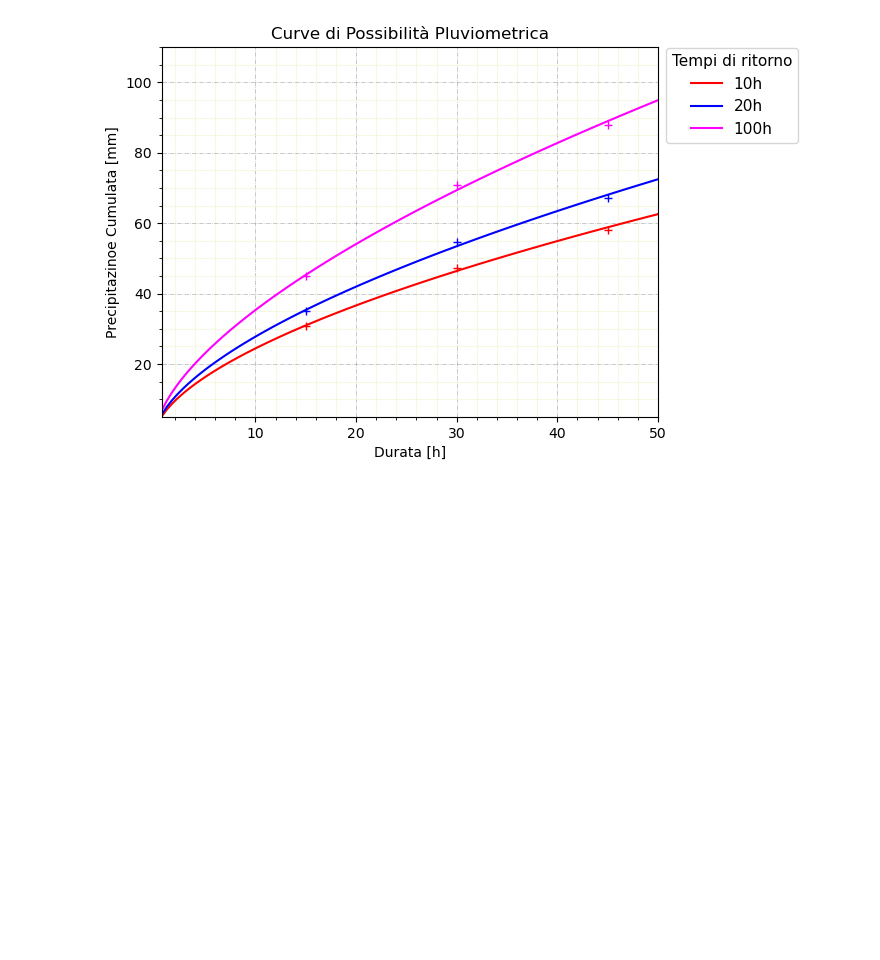
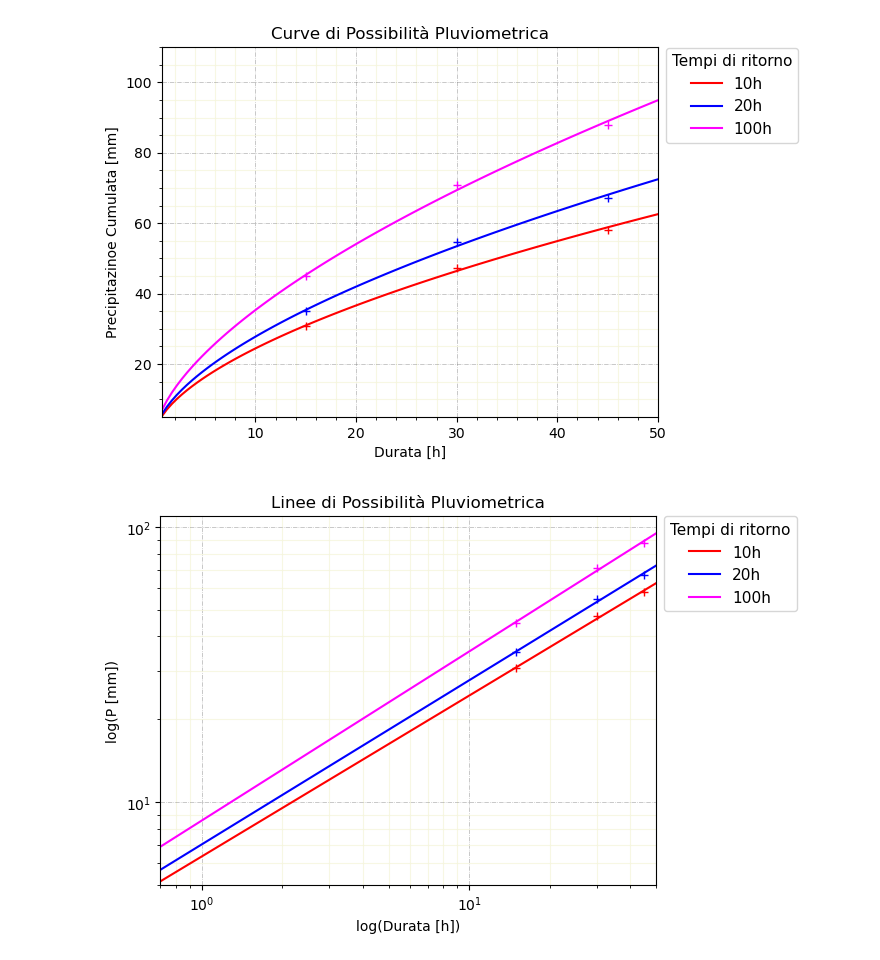
Before and after one commit to emmatroni/idrologia, a Jupyter notebook: 1 - Gumbel/4-LSPP.ipynb, the cells around one changed output. Cells and saved outputs as stored; diff of their text form; code cells hidden in the pictures; blank space fills up the shorter version.

```diff
--- a/1 - Gumbel/4-LSPP.ipynb
+++ b/1 - Gumbel/4-LSPP.ipynb
@@ -387,3 +378,31 @@ plt.grid(b=True, which='minor', color='beige', alpha=0.8, ls='-', lw=0.8)
 plt.show()
 # %% [output]
 [figure]
+# %%
+plt.rc('xtick', labelsize=10)
+plt.rc('ytick', labelsize=10)
+plt.style.use('default')
+ag=inh.plot(color= ["red","blue", "magenta" ])
+ag.set_yscale('log')
+ag.set_xscale('log')
+
+ag.plot(pts[10],'+',c="red",label="10h", markersize=6)
+ag.plot(pts[20],"+",c="blue",label="20h", markersize = 6)
+ag.plot(pts[100],"+",c="magenta", label ="100h", markersize = 6)
+
+ag.set_title('Linee di Possibilità Pluviometrica')
+ag.set_xlabel('log(Durata [h])')
+ag.set_ylabel('log(P [mm])')
+ag.set_aspect('auto')
+plt.legend(['10h', '20h', '100h'], loc='center left',  title = "Tempi di ritorno", title_fontsize = 11, fontsize=11, bbox_to_anchor=(1,0.87))
+
+#major grid lines
+plt.grid(b=True, which='major', color='gray', alpha=0.6, linestyle='dashdot', lw=0.5)
+#minor grid lines
+plt.minorticks_on()
+plt.grid(b=True, which='minor', color='beige', alpha=0.8, ls='-', lw=0.8)
+plt.xlim([0.7,50])
+plt.ylim([5,110])
+plt.show()
+# %% [output]
+[figure, added]
```
Also changed, not shown: parts of 2 cells of this notebook.
